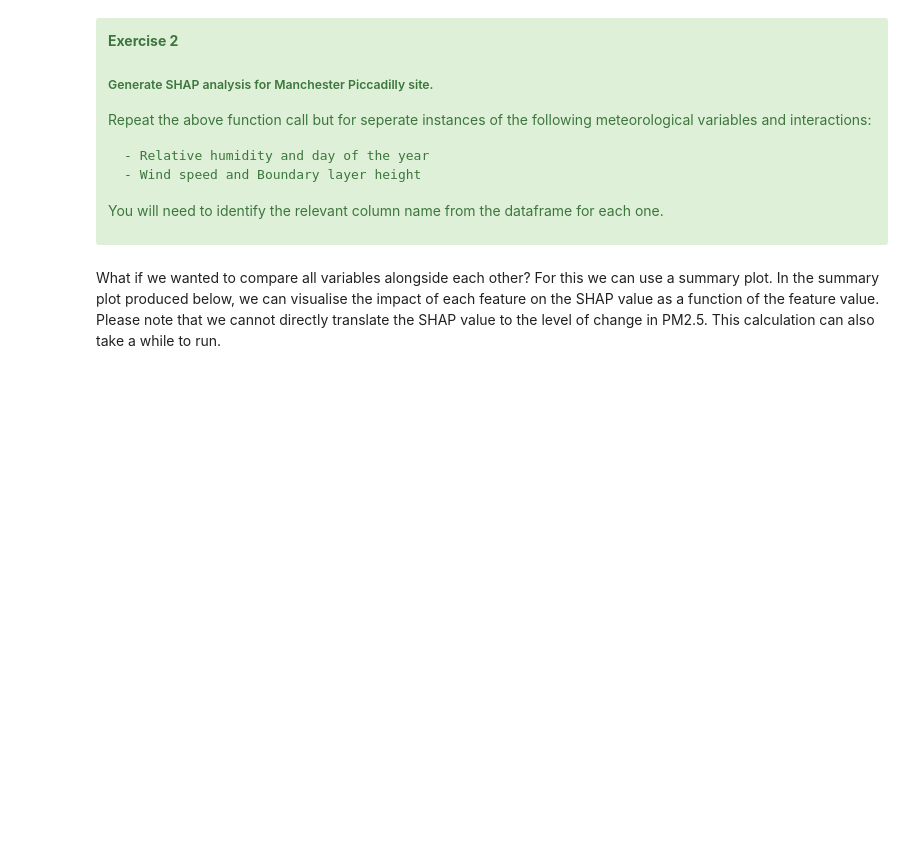
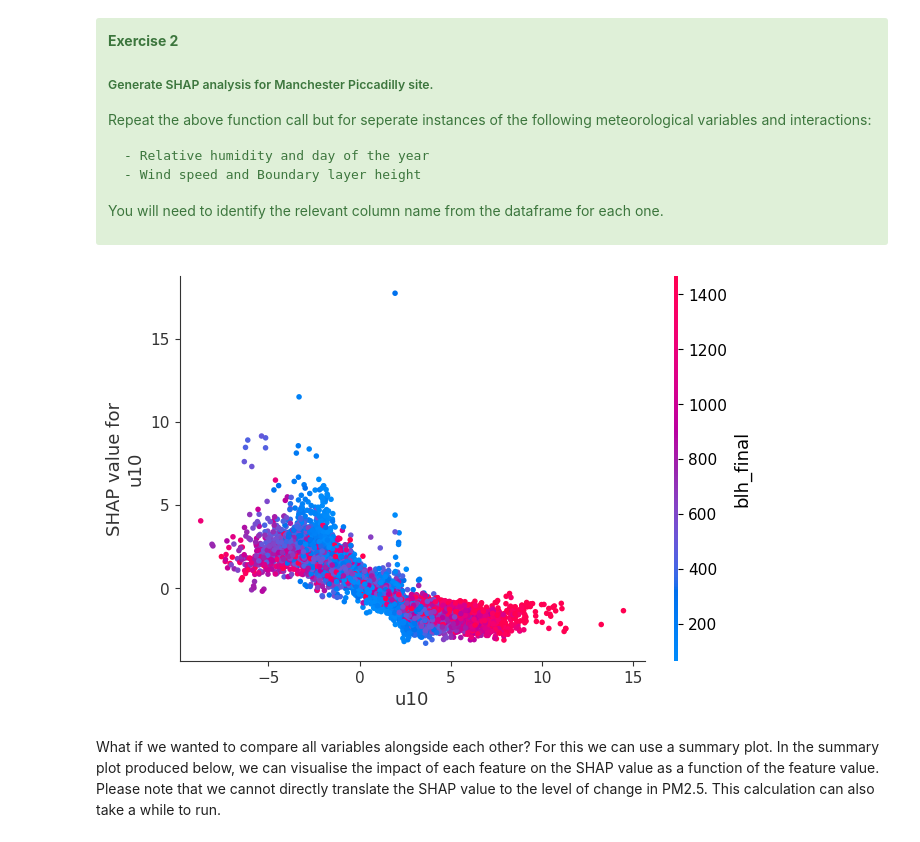
Before and after one commit to m-edal/Time-series-analytics-course, a Jupyter notebook: Practical_3.ipynb, the cells around one changed output. Drawn from its saved outputs; the diff is of its cells as text; code cells hidden in the pictures; blank space fills up the shorter version.

```diff
--- a/Practical_3.ipynb
+++ b/Practical_3.ipynb
@@ -312,6 +312,12 @@ Repeat the above function call but for seperate instances of the following meteo
 You will need to identify the relevant column name from the dataframe for each one.
 
 </div>
+# %%
+#------INSERT CODE HERE --------
+shap.dependence_plot("u10", shap_values, Xv, interaction_index="blh_final")
+#-------------------------------
+# %% [output]
+[figure, added]
 # %% [markdown]
 What if we wanted to compare all variables alongside each other? For this we can use a summary plot. In the summary plot produced below, we can visualise the impact of each feature on the SHAP value as a function of the feature value. Please note that we cannot directly translate the SHAP value to the level of change in PM2.5. This calculation can also take a while to run.
 # %%
```
Also changed, not shown: parts of 36 cells of this notebook, 7 other files.
